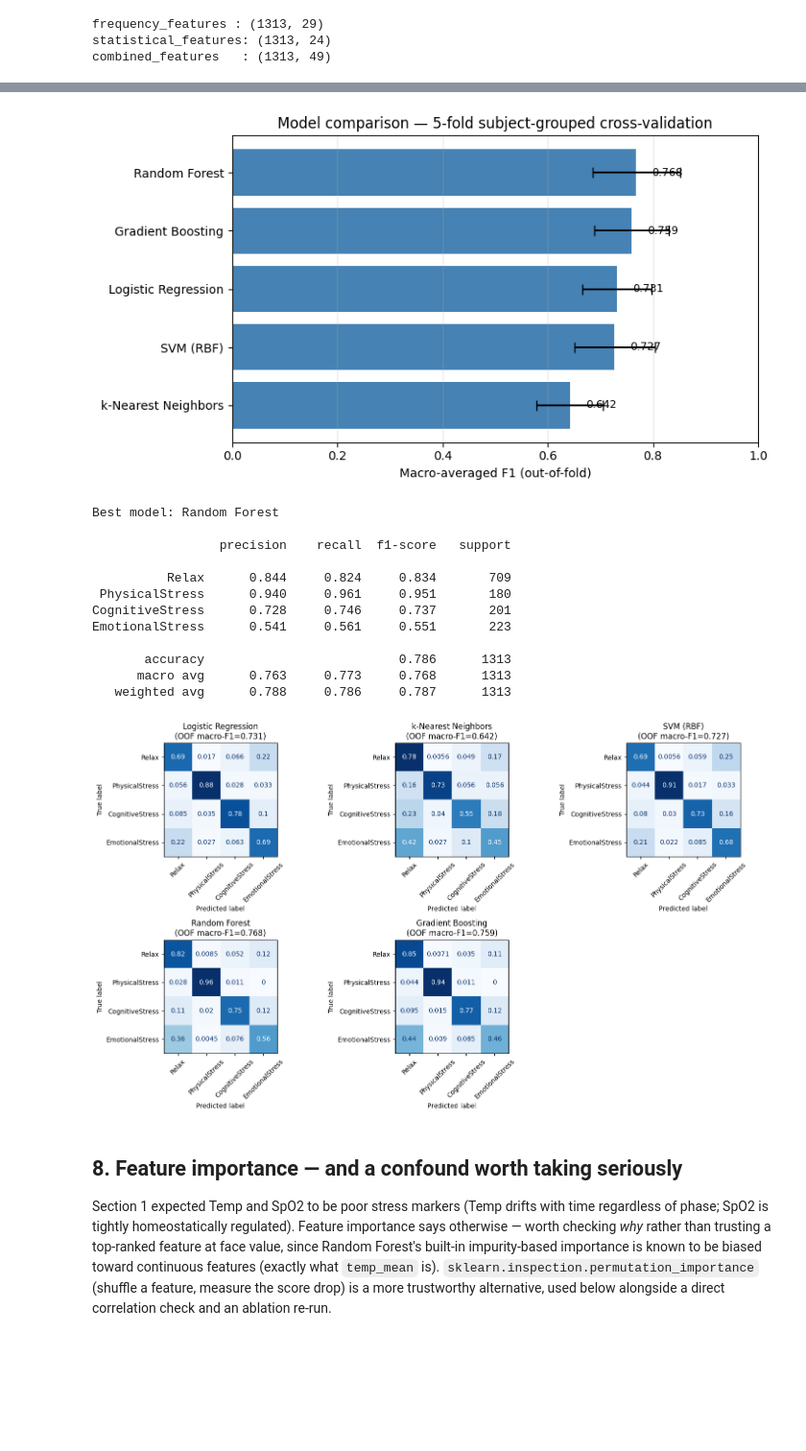
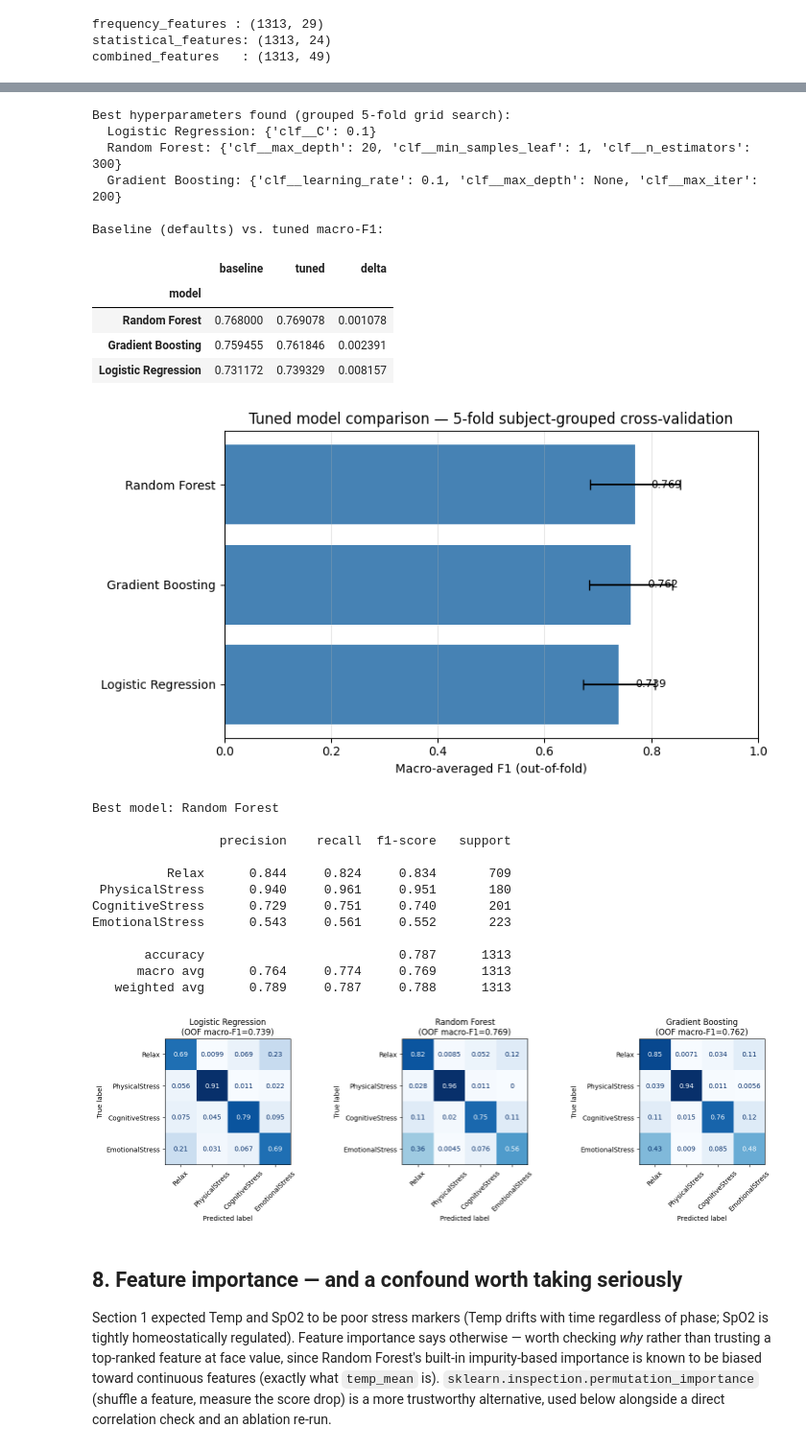
Before and after one commit to Nesa002/biosignal-stress-classification, a Jupyter notebook: notebooks/thesis_overview.ipynb, the cells around one changed output, grey strips where cells are left out. Shown at 96% size. Saved outputs shown, nothing was run; the diff lists cells and outputs as text; code cells hidden in the pictures; blank space fills up the shorter version.

```diff
--- a/notebooks/thesis_overview.ipynb
+++ b/notebooks/thesis_overview.ipynb
@@ -400,10 +362,45 @@ summary_df
+# %%
+tuned = tune_models(X, y, groups, MODELS, PARAM_GRIDS)
+
+print("Best hyperparameters found (grouped 5-fold grid search):")
+for name, info in tuned.items():
+    print(f"  {name}: {info['best_params']}")
+
+MODELS = {name: info['pipeline'] for name, info in tuned.items()}
+results = run_cv(X, y, groups, MODELS)
+
+summary_df = pd.DataFrame([
+    {'model': name, 'fold_macro_f1_mean': r['fold_macro_f1_mean'], 'fold_macro_f1_std': r['fold_macro_f1_std'],
+     'oof_macro_f1': r['oof_macro_f1'], 'oof_accuracy': r['oof_accuracy']}
+    for name, r in results.items()
+]).sort_values('oof_macro_f1', ascending=False).reset_index(drop=True)
+
+comparison_df = (
+    baseline_summary_df.set_index('model')[['oof_macro_f1']].rename(columns={'oof_macro_f1': 'baseline'})
+    .join(summary_df.set_index('model')[['oof_macro_f1']].rename(columns={'oof_macro_f1': 'tuned'}))
+)
+comparison_df['delta'] = comparison_df['tuned'] - comparison_df['baseline']
+print("\nBaseline (defaults) vs. tuned macro-F1:")
+comparison_df.sort_values('tuned', ascending=False)
+# %% [output]
+Best hyperparameters found (grouped 5-fold grid search):
+  Logistic Regression: {'clf__C': 0.1}
+  Random Forest: {'clf__max_depth': 20, 'clf__min_samples_leaf': 1, 'clf__n_estimators': 300}
+  Gradient Boosting: {'clf__learning_rate': 0.1, 'clf__max_depth': None, 'clf__max_iter': 200}
+
+Baseline (defaults) vs. tuned macro-F1:
+|  | baseline | tuned | delta |
+| model |  |  |  |
+| Random Forest | 0.768000 | 0.769078 | 0.001078 |
+| Gradient Boosting | 0.759455 | 0.761846 | 0.002391 |
+| Logistic Regression | 0.731172 | 0.739329 | 0.008157 |
 # %%
 plot_df = summary_df.sort_values('oof_macro_f1')
 fig, ax = plt.subplots(figsize=(8, 4.5))
 bars = ax.barh(plot_df['model'], plot_df['oof_macro_f1'], xerr=plot_df['fold_macro_f1_std'], color='steelblue', capsize=4)
 ax.set_xlabel('Macro-averaged F1 (out-of-fold)')
 ax.set_xlim(0, 1)
-ax.set_title('Model comparison — 5-fold subject-grouped cross-validation')
+ax.set_title('Tuned model comparison — 5-fold subject-grouped cross-validation')
 ax.grid(axis='x', alpha=0.3)
 for bar, value in zip(bars, plot_df['oof_macro_f1']):
     ax.text(min(value + 0.03, 0.97), bar.get_y() + bar.get_height() / 2, f'{value:.3f}', va='center', fontsize=9)
@@ -414,34 +411,34 @@ best_model_name = summary_df.iloc[0]['model']
 print(f"Best model: {best_model_name}\n")
 print(classification_report(y, results[best_model_name]['oof_predictions'], labels=CLASS_ORDER, digits=3))
 # %% [output]
-[figure, old version]
+[figure, new version]
 Best model: Random Forest
 
                  precision    recall  f1-score   support
 
           Relax      0.844     0.824     0.834       709
  PhysicalStress      0.940     0.961     0.951       180
-CognitiveStress      0.728     0.746     0.737       201
-EmotionalStress      0.541     0.561     0.551       223
+CognitiveStress      0.729     0.751     0.740       201
+EmotionalStress      0.543     0.561     0.552       223
 
-       accuracy                          0.786      1313
-      macro avg      0.763     0.773     0.768      1313
-   weighted avg      0.788     0.786     0.787      1313
+       accuracy                          0.787      1313
+      macro avg      0.764     0.774     0.769      1313
+   weighted avg      0.789     0.787     0.788      1313
 # %%
-fig, axes = plt.subplots(2, 3, figsize=(15, 8.5))
+fig, axes = plt.subplots(1, 3, figsize=(15, 4.5))
 axes = axes.ravel()
 for ax, (model_name, r) in zip(axes, results.items()):
     ConfusionMatrixDisplay.from_predictions(
         y, r['oof_predictions'], labels=CLASS_ORDER, normalize='true', cmap='Blues',
         ax=ax, colorbar=False, xticks_rotation=45,
     )
     ax.set_title(f"{model_name}\n(OOF macro-F1={r['oof_macro_f1']:.3f})")
 for ax in axes[len(results):]:
     ax.axis('off')
 plt.tight_layout()
 plt.show()
 # %% [output]
-[figure, old version]
+[figure, new version]
 # %% [markdown]
 ## 8. Feature importance — and a confound worth taking seriously
 
```
Also changed, not shown: parts of 7 cells of this notebook, 4 other files.
